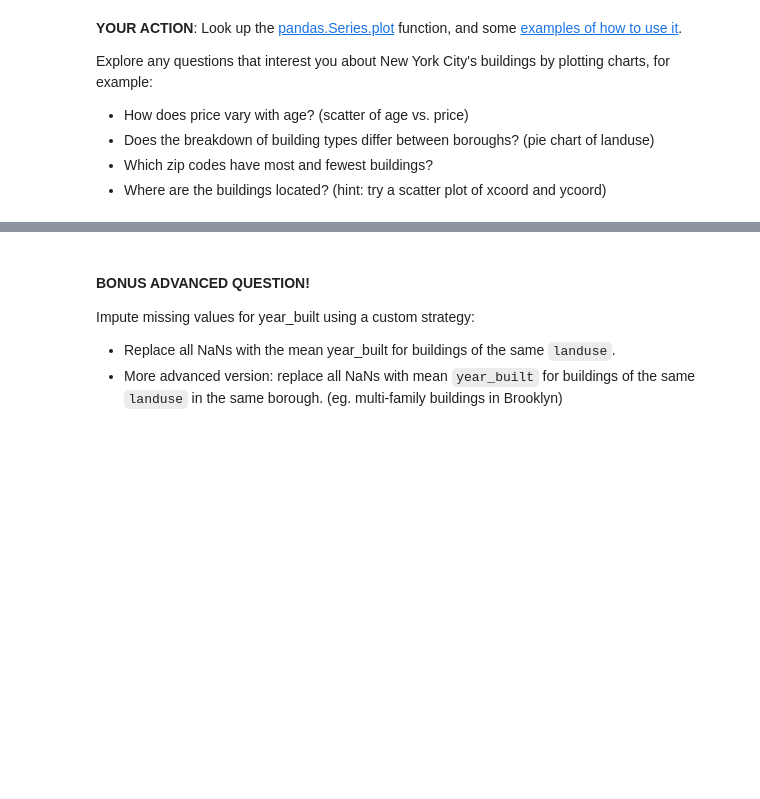
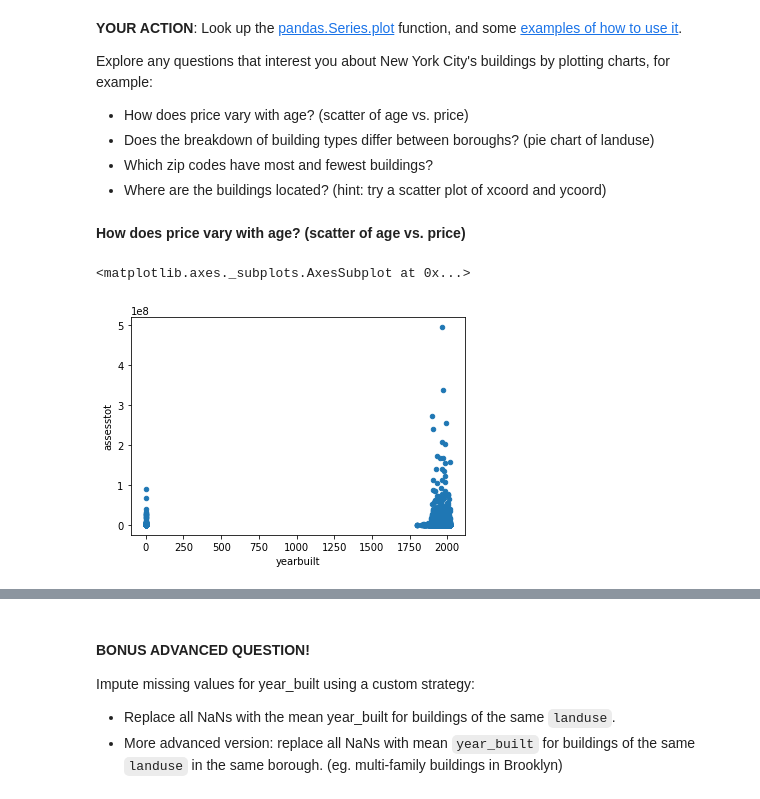
Before and after one commit to worldbank/Python-for-Data-Science, a Jupyter notebook: July_2019_Poverty_GP/day_2/lab_2_solutions.ipynb, the cells around one changed output, grey strips where cells are left out. Saved outputs shown, nothing was run; the diff lists cells and outputs as text; code cells hidden in the pictures; blank space fills up the shorter version.

```diff
--- a/July_2019_Poverty_GP/day_2/lab_2_solutions.ipynb
+++ b/July_2019_Poverty_GP/day_2/lab_2_solutions.ipynb
@@ -166,0 +237,9 @@ Explore any questions that interest you about New York City's buildings by plott
+# %% [markdown]
+**How does price vary with age? (scatter of age vs. price)**
+# %%
+# YOUR CODE HERE:
+import matplotlib.pyplot as plt
+df[['yearbuilt','assesstot']].plot(kind="scatter", x="yearbuilt", y="assesstot")
+# %% [output]
+<matplotlib.axes._subplots.AxesSubplot at 0x...>
+[figure, added]
```
Also changed, not shown: parts of 20 cells of this notebook.
